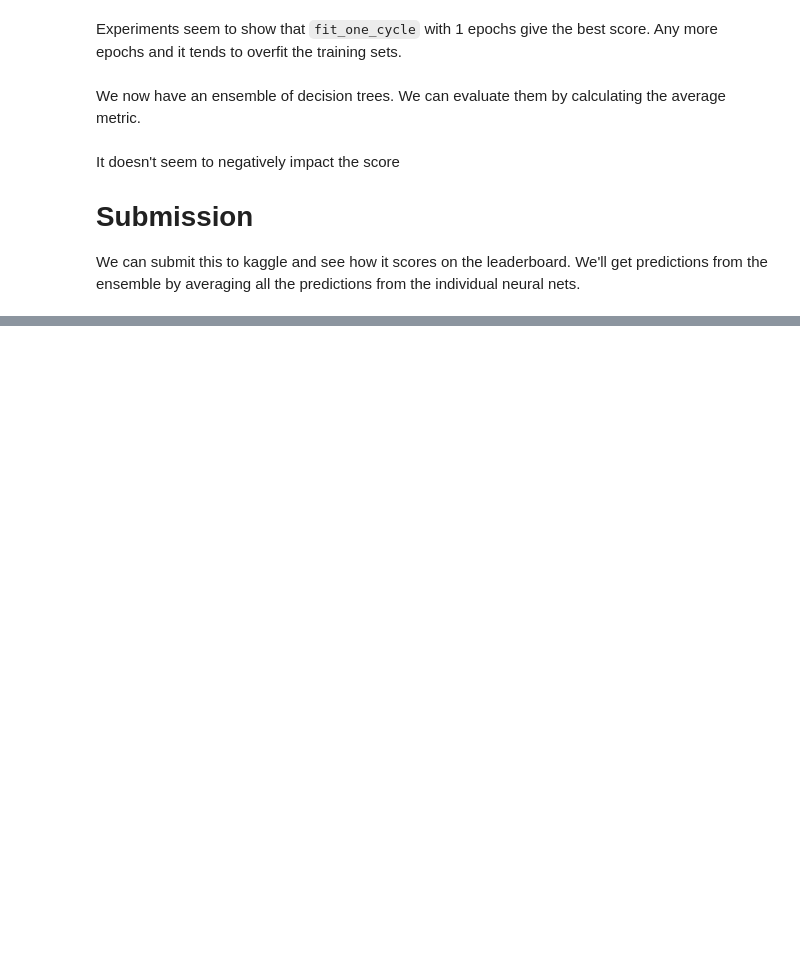
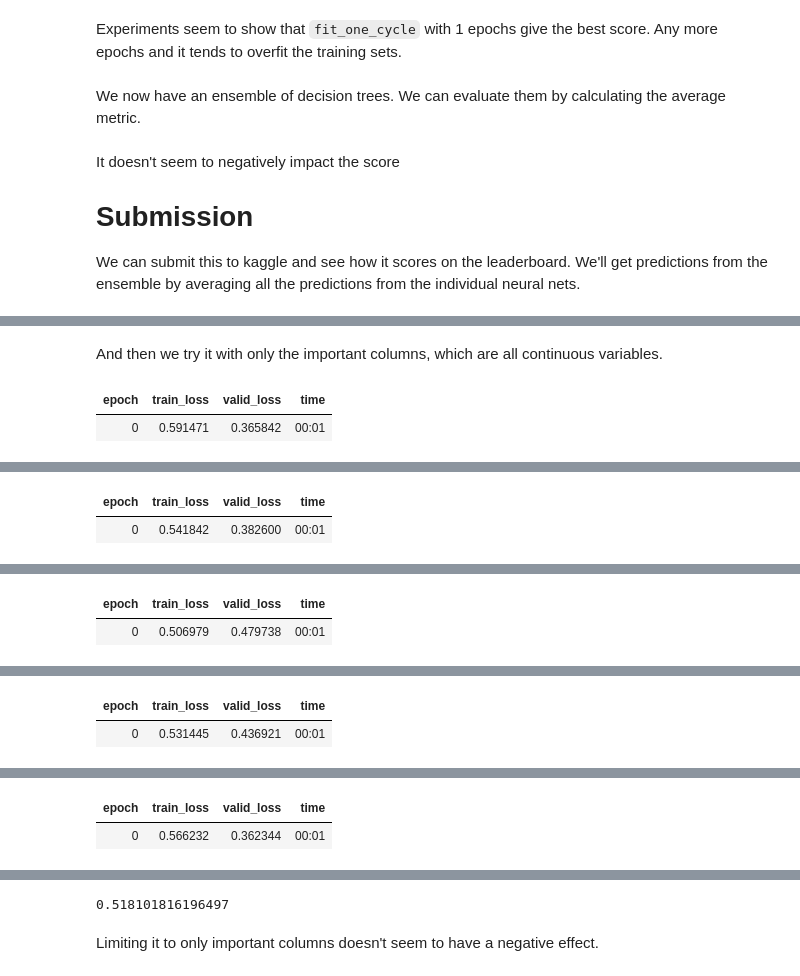
Before and after one commit to programmer-ke/icr-age-related-kaggle-competition, a Jupyter notebook: notebooks/kfold-rf-nn-ensemble.ipynb, the cells around one changed output, grey strips where cells are left out. Cells and saved outputs as stored; diff of their text form; code cells hidden in the pictures; blank space fills up the shorter version.

```diff
--- a/notebooks/nn-kfold.ipynb
+++ b/notebooks/kfold-rf-nn-ensemble.ipynb
@@ -279,0 +284,2 @@ This one scored 0.33, our best yet.
+# %%
+important_columns = ['DU','FL','DA','GL','CR','DI','AB','DE','EH','BC','FD ','FR','AF','CC','EE','FE','DH','FI','AM','DL','BR','EB','CD ','CU','BN','DY','BP','BQ','GH','AX','CF','GF','CB','GB','EG','FC']
@@ -279,0 +338,10 @@ This one scored 0.33, our best yet.
+# %% [markdown]
+And then we try it with only the important columns, which are all continuous variables.
+# %%
+tabular_pd_base = TabularPandas(df_train, procs=[Normalize], cont_names=important_columns, y_names=ycol)
+# %%
+nn_ensemble, metrics, avg_metric = nn_kfold(df_train[important_columns + [ycol]], conts=important_columns, procs=tabular_pd_base.procs.normalize)
+avg_metric
+# %% [output]
+| epoch | train_loss | valid_loss | time |
+| 0 | 0.591471 | 0.365842 | 00:01 |
@@ -279,0 +349,2 @@ This one scored 0.33, our best yet.
+| epoch | train_loss | valid_loss | time |
+| 0 | 0.541842 | 0.382600 | 00:01 |
@@ -279,0 +352,2 @@ This one scored 0.33, our best yet.
+| epoch | train_loss | valid_loss | time |
+| 0 | 0.506979 | 0.479738 | 00:01 |
@@ -279,0 +355,2 @@ This one scored 0.33, our best yet.
+| epoch | train_loss | valid_loss | time |
+| 0 | 0.531445 | 0.436921 | 00:01 |
@@ -279,0 +358,2 @@ This one scored 0.33, our best yet.
+| epoch | train_loss | valid_loss | time |
+| 0 | 0.566232 | 0.362344 | 00:01 |
@@ -279,0 +361,3 @@ This one scored 0.33, our best yet.
+0.518101816196497
+# %% [markdown]
+Limiting it to only important columns doesn't seem to have a negative effect.
```
Also changed, not shown: parts of 23 cells of this notebook.
